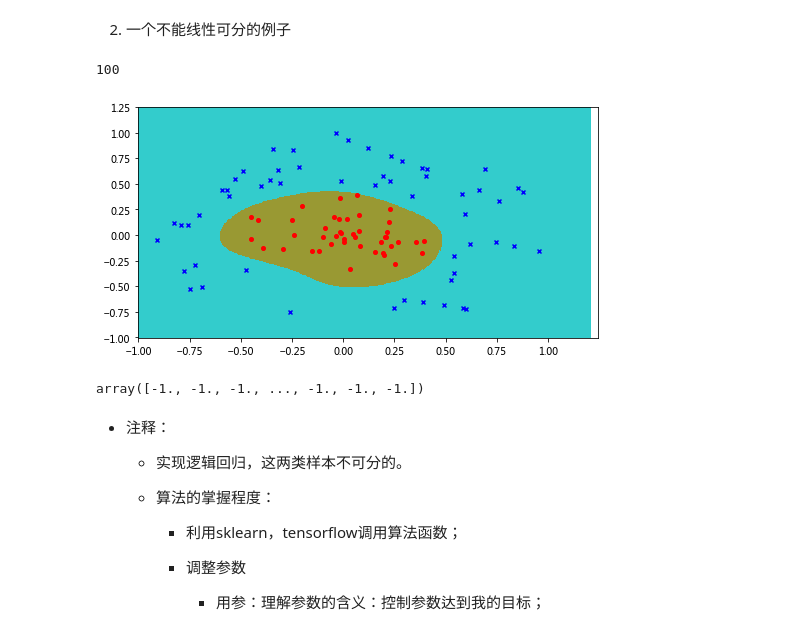
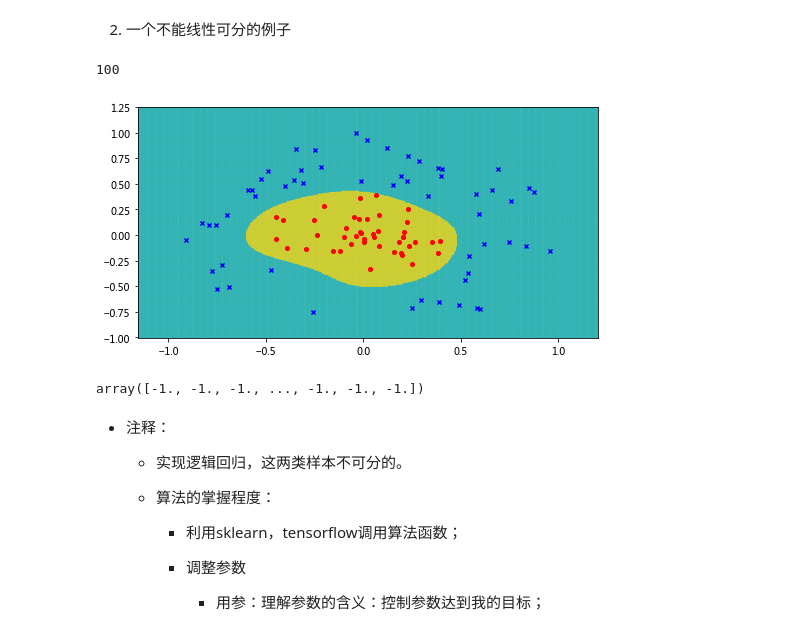
Before and after one commit to QiangAI/ClassCodes, a Jupyter notebook: day22/day22.ipynb, the cells around one changed output. Cells and saved outputs as stored; diff of their text form; code cells hidden in the pictures.

```diff
--- a/day22/day22.ipynb
+++ b/day22/day22.ipynb
@@ -34,27 +34,20 @@ data = pd.read_csv('train_data.csv')
 # data['label'] == 1.0
 data_1 = data[data['label'].isin([1.0])]
 data_2 = data[data['label'].isin([-1.0])]
-
 # -----------------
 # 训练特征（2个特征：列）样本
 X = data[['feature1', 'feature2']]
 # 训练标签
 Y =data['label']
 # 使用sklearn创建SVM分类器SVC
-classfier = SVC(C=1, gamma=10)
+classfier = SVC(C=1, gamma=10)    # SVM分类器
 # classfier = LogisticRegression()
 # 开始训练
 classfier.fit(X,Y)    # 训练过程中得到一些参数。
-
 # 预测(使用训练集作为预测样本)
 predict = classfier.predict(X)   # 得到的结果就是分类结果
-
 print((predict == data['label']).sum())
-
 # -----------------
-
-
-
 # 2. 可视化
 figure = plt.figure('SVM', figsize=(8,4))
 ax = figure.add_axes([0.1, 0.1, 0.8, 0.8])
@@ -69,42 +62,38 @@ x2 = X['feature2']
 # 最两个坐标轴定位最大最小值
 x1_min, x1_max = x1.min(), x1.max()    # x轴
 x2_min, x2_max = x2.min(), x2.max()  # y轴
-
 # 放大
 x1_min -= 0.25
 x1_max += 0.25
-
 x2_min -= 0.25
 x2_max += 0.25
-
 ax.set_xlim(x1_min, x1_max)
-ax.set_xlim(x2_min, x2_max)
-
+ax.set_ylim(x2_min, x2_max)
 # 2. 把最小与最大之间划分成n个等差数列值。
 x1_grid,  x2_grid = np.mgrid[x1_min: x1_max: 400j, x2_min: x2_max: 400j]   # 根据类似切片的数据描述分成n等分
 # 3. 形成n*n的坐标（表示一样笨）列表
 # 把数据变成一维
 x1_flat = x1_grid.flat    # 2维变1为
 x2_flat = x2_grid.flat
 
 # 形成网格坐标
 grid_plane =np.stack((x1_flat, x2_flat), axis=1)  # 对应映射，形成坐标（是一个矩阵）
 # 4. 列表中的每个坐标在训练模型下，就有一个输出值（分类）
 grid_predict = classfier.predict(grid_plane)
 
 # 5. 根据输出值，直接绘制颜色（,atplotlib中Axes提供一个函数绘制这种图形）pcolormesh 像素颜色网格图ax.pcolormesh
 #  grid_predict的数据是1维，变成对应的坐标格式：与x1_grid，x2_grid形状。
 
-ax.pcolormesh(x1_grid, x2_grid, grid_predict.reshape(x1_grid.shape),  cmap=ListedColormap([ (0.2, 0.8, 0.8, 1),(0.6, 0.6, 0.2, 1)]))
+ax.pcolormesh(x1_grid, x2_grid, grid_predict.reshape(x1_grid.shape),  cmap=ListedColormap([ (0.2, 0.7, 0.7, 0.7),(0.8, 0.8, 0.2, 0.7)]))
 # ===================
 ax.scatter(data_1['feature1'], data_1['feature2'], c='r', s=16, marker='o')
 ax.scatter(data_2['feature1'], data_2['feature2'], c='b', s=16, marker='x')
 
 plt.show()
 grid_predict
 # %% [output]
 100
-[figure, old version]
+[figure, new version]
 array([-1., -1., -1., ..., -1., -1., -1.])
 # %% [markdown]
 - 注释：
```
Also changed, not shown: parts of 43 cells of this notebook.
